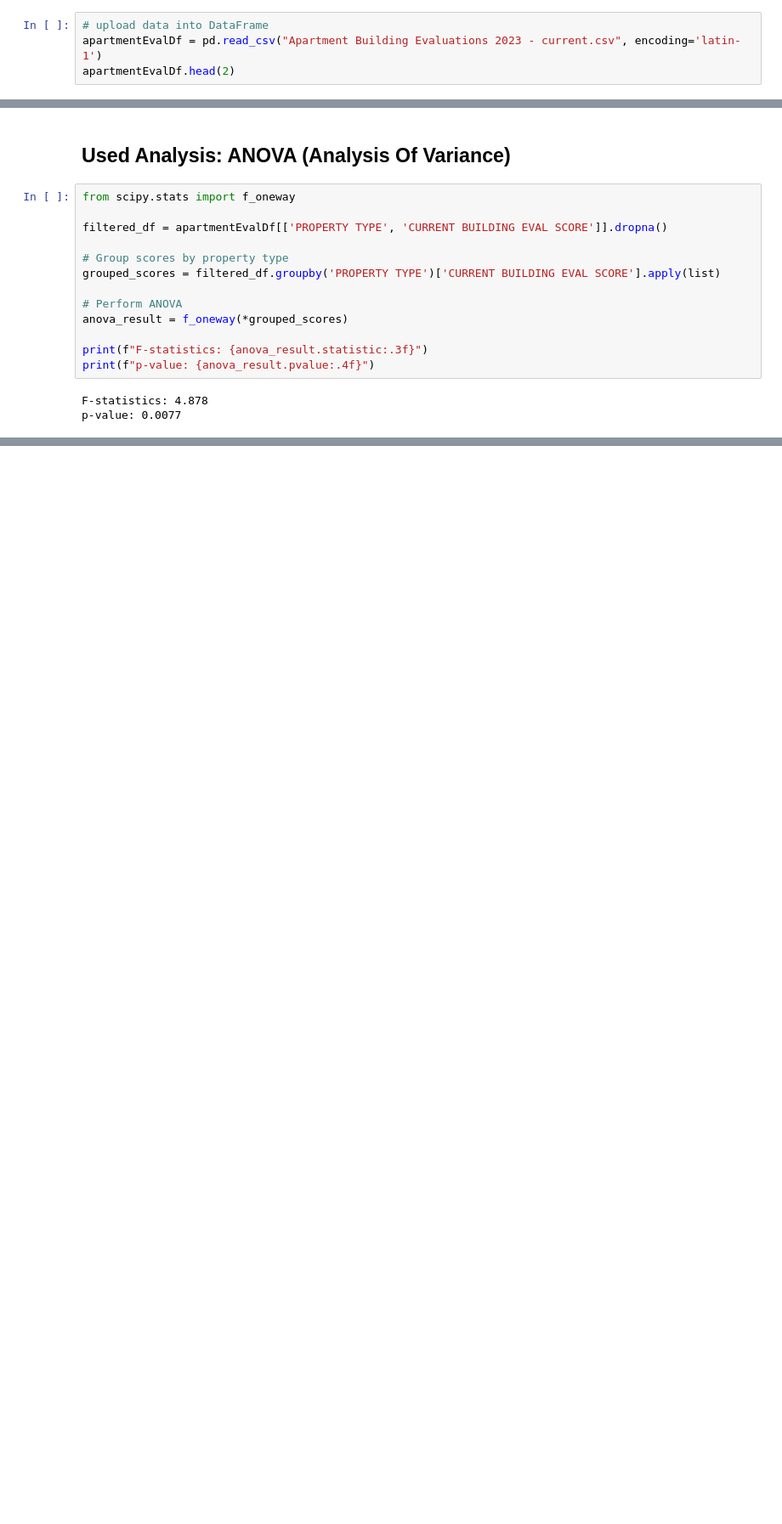
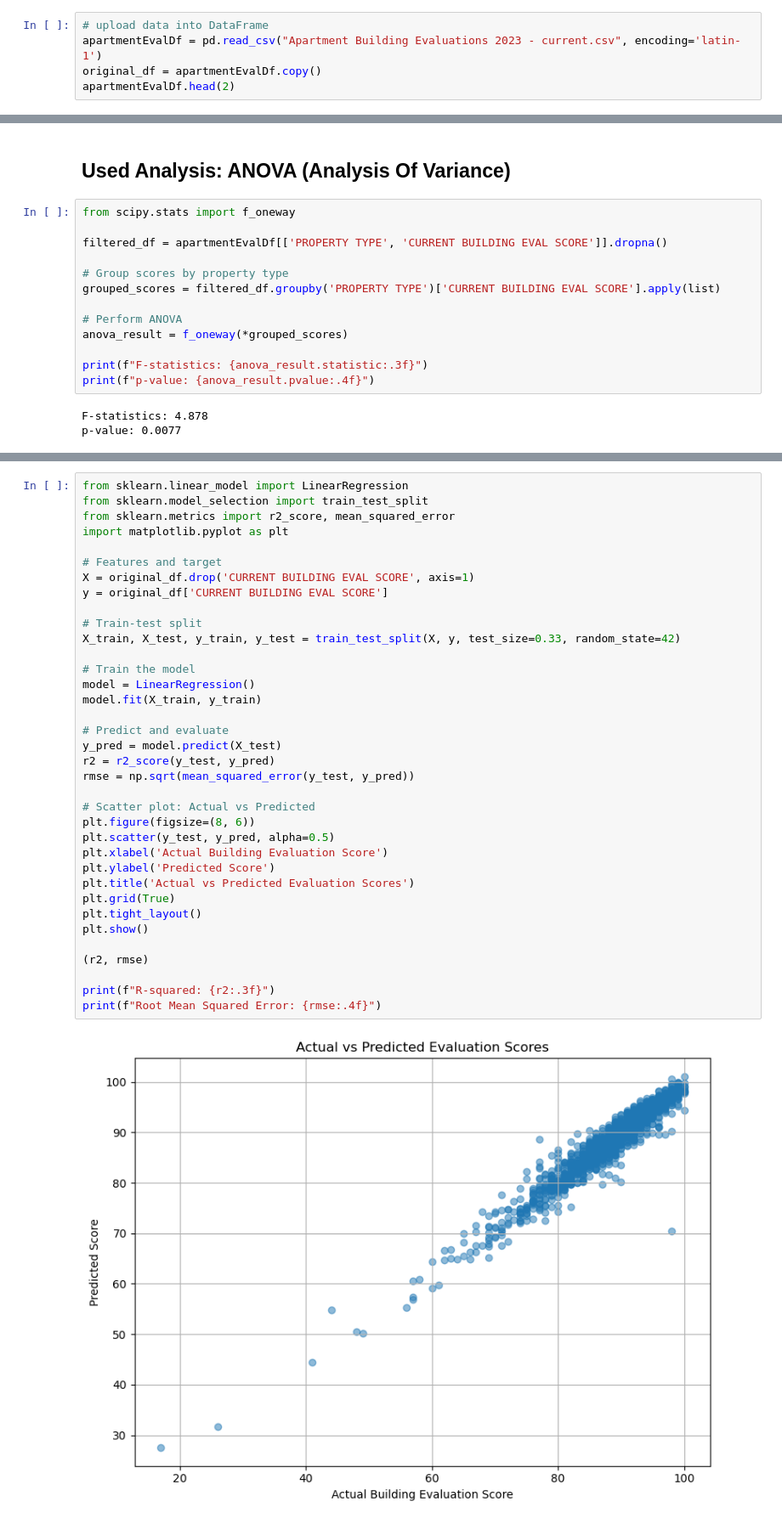
Before and after one commit to rodionol/DSStatsGroupProject, a Jupyter notebook: Term-Project-Group-1-COMMON.ipynb, the cells around one changed output, grey strips where cells are left out. Shown at 85% size. Drawn from its saved outputs; the diff is of its cells as text; blank space fills up the shorter version.

Commit message:
Updated: Intro paragraph, ANOVA/boxplot conclusion, Cleaned up linear regression code

```diff
--- a/Term-Project-Group-1-COMMON.ipynb
+++ b/Term-Project-Group-1-COMMON.ipynb
@@ -45,6 +45,7 @@ def plotDist(df, title, xlabel, ylabel):
 # %%
 # upload data into DataFrame
 apartmentEvalDf = pd.read_csv("Apartment Building Evaluations 2023 - current.csv", encoding='latin-1')
+original_df = apartmentEvalDf.copy()
 apartmentEvalDf.head(2)
 # %% [output]
 |  | _id | RSN | YEAR REGISTERED | YEAR BUILT | YEAR EVALUATED | PROPERTY TYPE | WARD | WARDNAME | ... |
@@ -464,0 +513,38 @@ The f-statistics is much larger than 1 in addition to the low p-value, which ind
+# %%
+from sklearn.linear_model import LinearRegression
+from sklearn.model_selection import train_test_split
+from sklearn.metrics import r2_score, mean_squared_error
+import matplotlib.pyplot as plt
+
+# Features and target
+X = original_df.drop('CURRENT BUILDING EVAL SCORE', axis=1)
+y = original_df['CURRENT BUILDING EVAL SCORE']
+
+# Train-test split
+X_train, X_test, y_train, y_test = train_test_split(X, y, test_size=0.33, random_state=42)
+
+# Train the model
+model = LinearRegression()
+model.fit(X_train, y_train)
+
+# Predict and evaluate
+y_pred = model.predict(X_test)
+r2 = r2_score(y_test, y_pred)
+rmse = np.sqrt(mean_squared_error(y_test, y_pred))
+
+# Scatter plot: Actual vs Predicted
+plt.figure(figsize=(8, 6))
+plt.scatter(y_test, y_pred, alpha=0.5)
+plt.xlabel('Actual Building Evaluation Score')
+plt.ylabel('Predicted Score')
+plt.title('Actual vs Predicted Evaluation Scores')
+plt.grid(True)
+plt.tight_layout()
+plt.show()
+
+(r2, rmse)
+
+print(f"R-squared: {r2:.3f}")
+print(f"Root Mean Squared Error: {rmse:.4f}")
+# %% [output]
+[figure, added]
```
Also changed, not shown: parts of 9 cells of this notebook.
